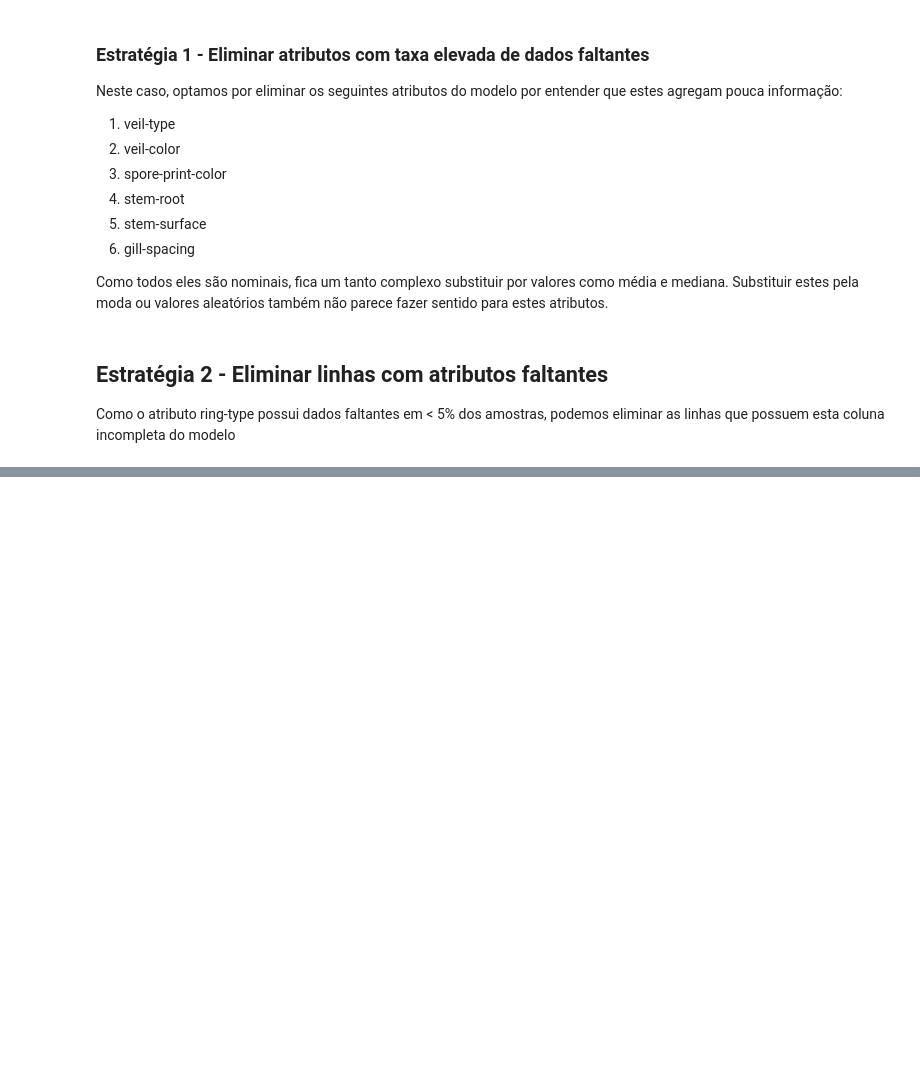
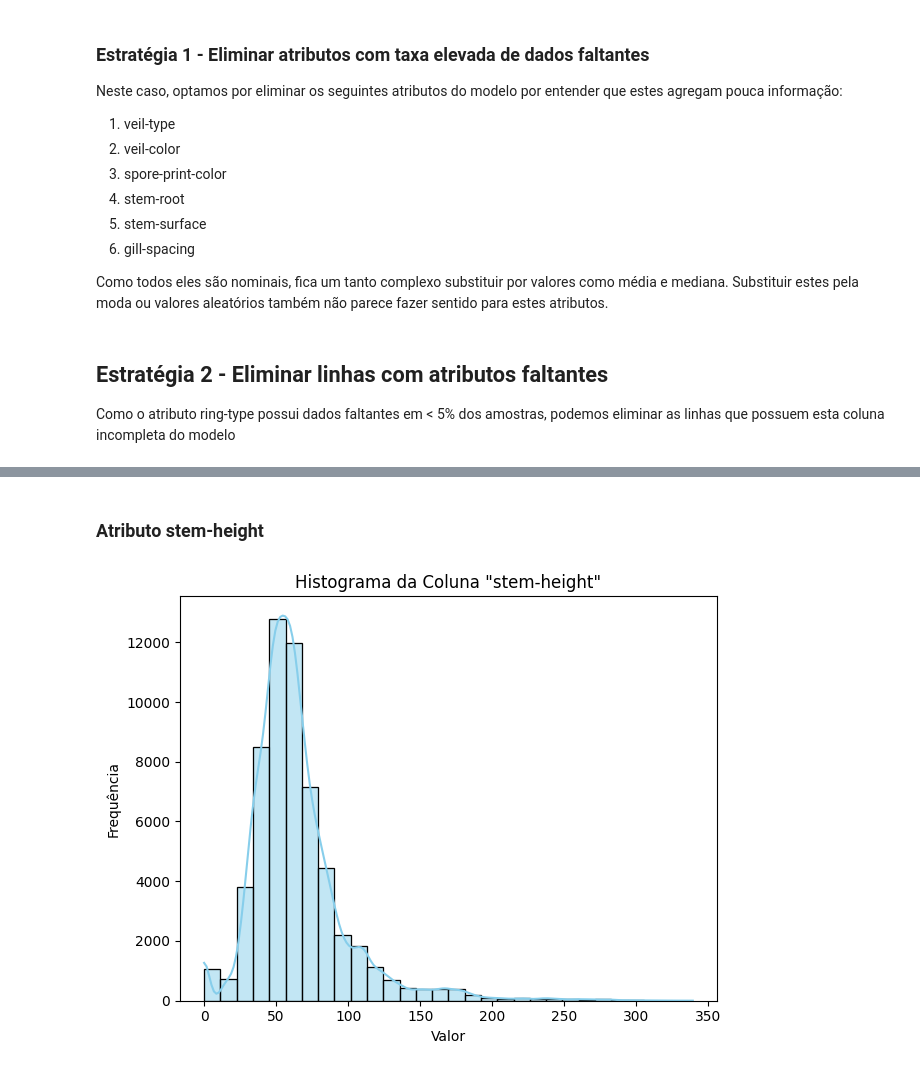
Before and after one commit to Lucasmsorretino/TrabArqDados, a Jupyter notebook: trab2_mushroom.ipynb, the cells around one changed output, grey strips where cells are left out. Drawn from its saved outputs; the diff is of its cells as text; code cells hidden in the pictures; blank space fills up the shorter version.

```diff
--- a/trab2_mushroom.ipynb
+++ b/trab2_mushroom.ipynb
@@ -139,0 +288,14 @@ Name: gill-attachment, dtype: object
+# %% [markdown]
+### Atributo stem-height
+# %%
+plt.figure(figsize=(12, 5))
+
+plt.subplot(1, 2, 1)
+sns.histplot(encoded_df['stem-height'], kde=True, bins=30, color='skyblue')
+plt.title('Histograma da Coluna "stem-height"')
+plt.xlabel('Valor')
+plt.ylabel('Frequência')
+plt.tight_layout()
+plt.show()
+# %% [output]
+[figure, added]
```
Also changed, not shown: parts of 34 cells of this notebook.
